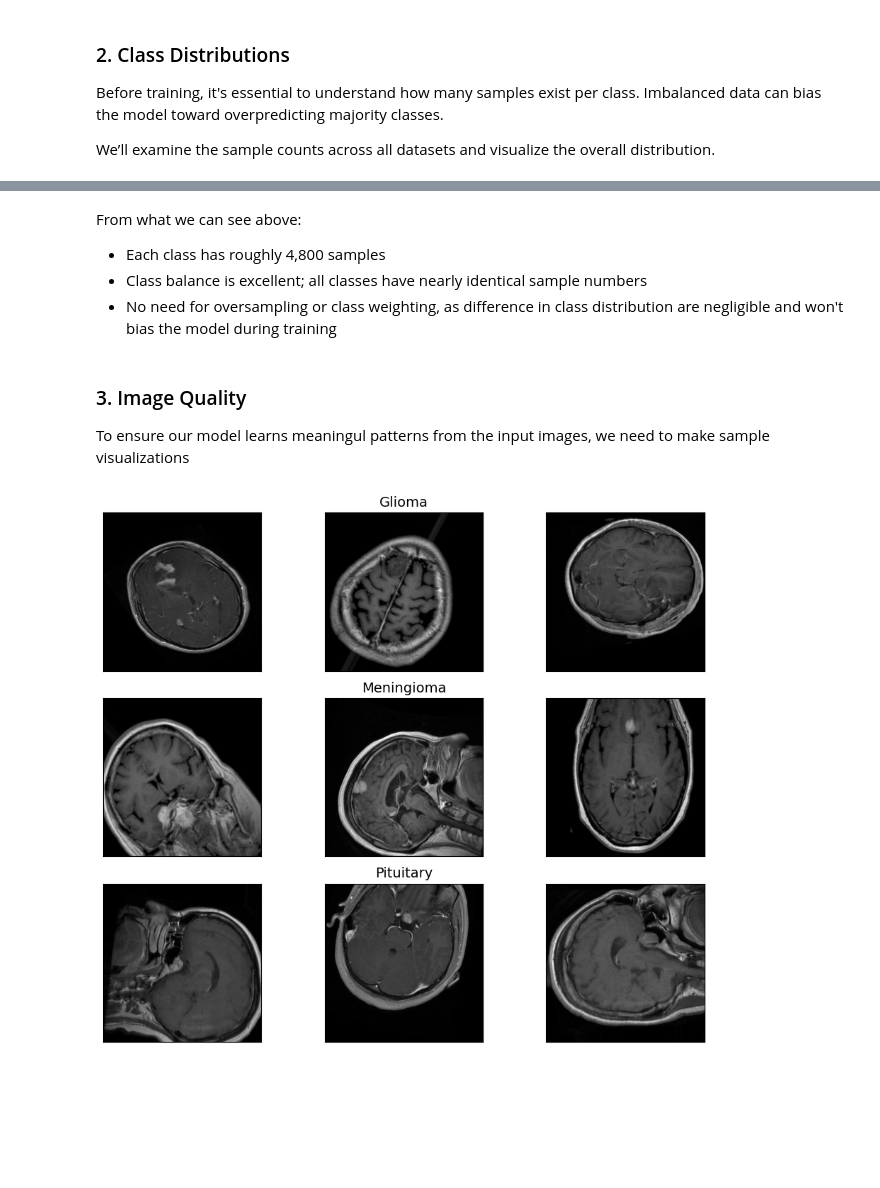
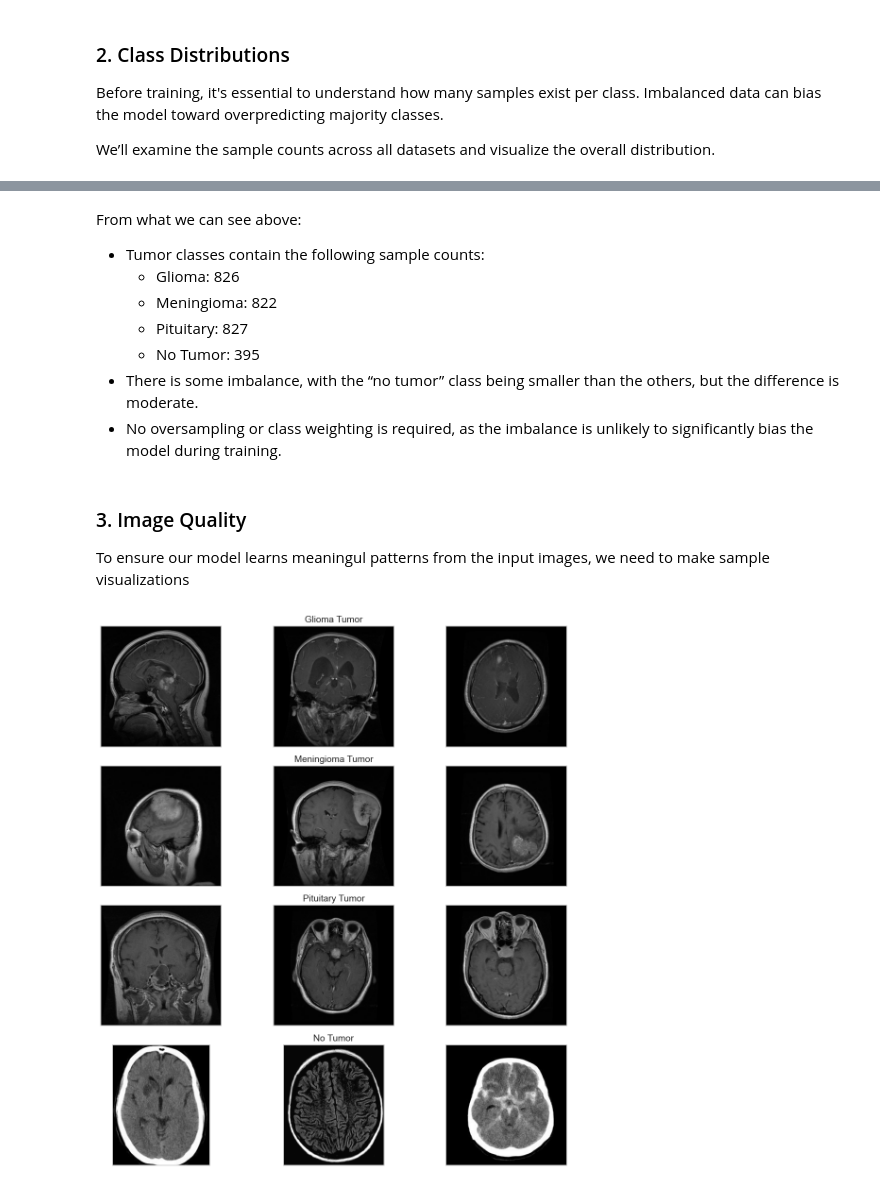
Before and after one commit to daviddning/cancer-tumor-classifier, a Jupyter notebook: notebooks/eda_brain_umor.ipynb, the cells around one changed output, grey strips where cells are left out. Saved outputs shown, nothing was run; the diff lists cells and outputs as text; code cells hidden in the pictures; blank space fills up the shorter version.

Commit message:
Add notebook eda_brain_umor.ipynb

```diff
--- a/notebooks/eda_brain_umor.ipynb
+++ b/notebooks/eda_brain_umor.ipynb
@@ -20,19 +20,21 @@ Before training, it's essential to understand how many samples exist per class.
 We’ll examine the sample counts across all datasets and visualize the overall distribution.
 # %%
 import os
-import pandas as pd
 import matplotlib.pyplot as plt
 import seaborn as sns
-import numpy as np
-from PIL import Image
 
 # define path
-data_dir = r"C:\Users\SCHOOL\OneDrive - UBC\Documents\brain-tumor-classifier\data\raw"
+data_dir = r"C:\Users\SCHOOL\.cache\kagglehub\datasets\sartajbhuvaji\brain-tumor-classification-mri\versions\3\Training"
 
 # count samples
 def count_samples(directory):
-    return {cls: len(os.listdir(os.path.join(directory, cls))) for cls in os.listdir(directory)}
+    return {
+        cls: len(os.listdir(os.path.join(directory, cls)))
+        for cls in os.listdir(directory)
+        if os.path.isdir(os.path.join(directory, cls))
+    }
 
+# get counts
 counts = count_samples(data_dir)
 print(counts)
 
@@ -51,8 +53,12 @@ plt.show()
 # %% [markdown]
 From what we can see above:
-- Each class has roughly 4,800 samples
-- Class balance is excellent; all classes have nearly identical sample numbers
-- No need for oversampling or class weighting, as difference in class distribution are negligible and won't bias the model during training
+- Tumor classes contain the following sample counts:
+  - Glioma: 826
+  - Meningioma: 822
+  - Pituitary: 827
+  - No Tumor: 395
+- There is some imbalance, with the “no tumor” class being smaller than the others, but the difference is moderate.
+- No oversampling or class weighting is required, as the imbalance is unlikely to significantly bias the model during training.
 # %% [markdown]
 ### 3. Image Quality
 
@@ -63,46 +69,54 @@ np.random.seed(55)
 
 # load N random images from a class folder
 def load_n_images(class_name, n=3):
     class_path = os.path.join(data_dir, class_name)
     files = np.array(os.listdir(class_path))
     selected_files = np.random.choice(files, size=n, replace=False)
     return [Image.open(os.path.join(class_path, f)).convert("L") for f in selected_files]  # Load as grayscale
 
 # load 3 images per class
-glioma_imgs = load_n_images("Glioma", n=3)
-menin_imgs = load_n_images("Menin", n=3)
-pituitary_imgs = load_n_images("Pituitary", n=3)
+glioma_imgs = load_n_images("glioma_tumor", n=3)
+meningioma_imgs = load_n_images("meningioma_tumor", n=3)
+pituitary_imgs = load_n_images("pituitary_tumor", n=3)
+no_tumor_imgs = load_n_images("no_tumor", n=3)
 
 # plot all images
-fig, axes = plt.subplots(3, 3, figsize=(10, 8))
+fig, axes = plt.subplots(4, 3, figsize=(12, 12))
 
-# Glioma row
+# glioma row
 for i, img in enumerate(glioma_imgs):
     axes[0, i].imshow(img, cmap="gray")
     if i == 1:
-        axes[0, i].set_title("Glioma", fontsize=14)
+        axes[0, i].set_title("Glioma Tumor", fontsize=14)
 
-# Meningioma row
-for i, img in enumerate(menin_imgs):
+# meningioma row
+for i, img in enumerate(meningioma_imgs):
     axes[1, i].imshow(img, cmap="gray")
     if i == 1:
-        axes[1, i].set_title("Meningioma", fontsize=14)
+        axes[1, i].set_title("Meningioma Tumor", fontsize=14)
 
-# Pituitary row
+# pituitary row
 for i, img in enumerate(pituitary_imgs):
     axes[2, i].imshow(img, cmap="gray")
     if i == 1:
-        axes[2, i].set_title("Pituitary", fontsize=14)
+        axes[2, i].set_title("Pituitary Tumor", fontsize=14)
 
-# remove ticks
+# no tumor row
+for i, img in enumerate(no_tumor_imgs):
+    axes[3, i].imshow(img, cmap="gray")
+    if i == 1:
+        axes[3, i].set_title("No Tumor", fontsize=14)
+
+# remove ticks and add some spacing
 for ax in axes.flat:
     ax.set_xticks([])
     ax.set_yticks([])
 
+plt.subplots_adjust(hspace=0.3)
 plt.tight_layout()
-plt.savefig("../reports/image_quality_comparison.png", bbox_inches="tight")
+plt.savefig("../reports/image_quality_comparison.png", bbox_inches="tight", dpi=300)
 plt.show()
 # %% [output]
-[figure, old version]
+[figure, new version]
 # %% [markdown]
 Looking at the plotted images:
```
Also changed, not shown: parts of 5 cells of this notebook.
